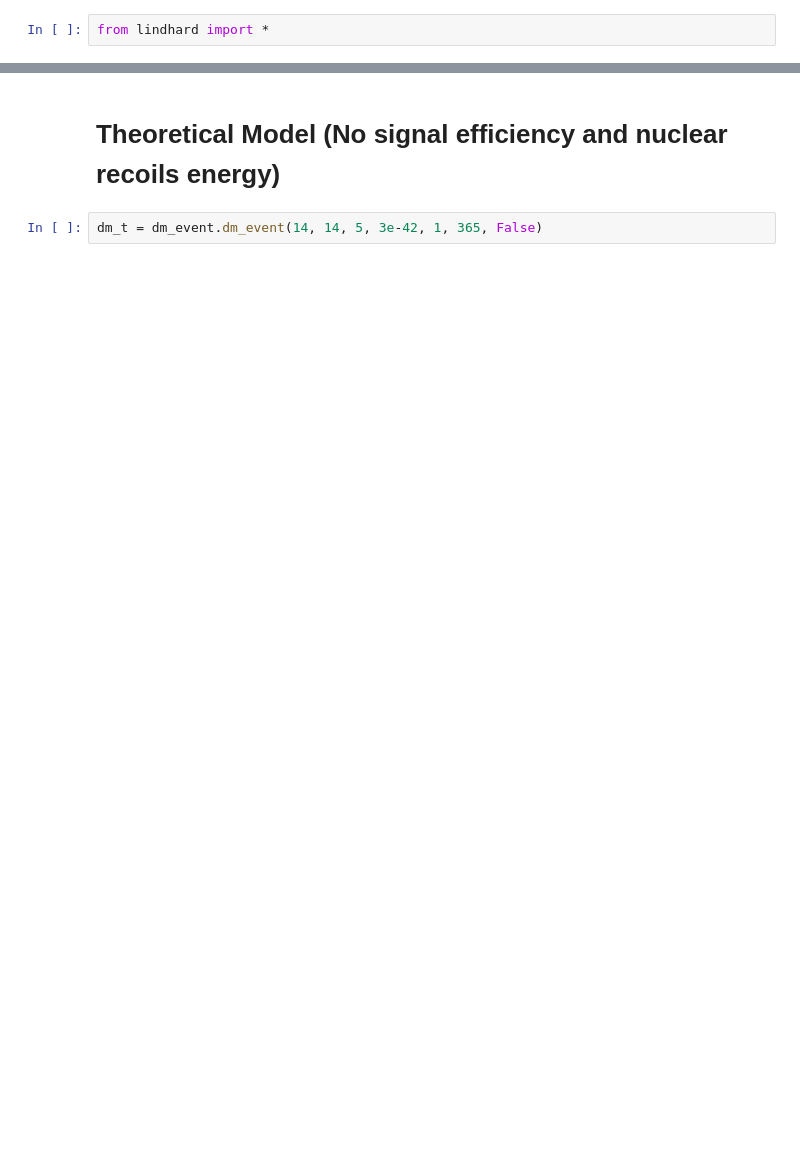
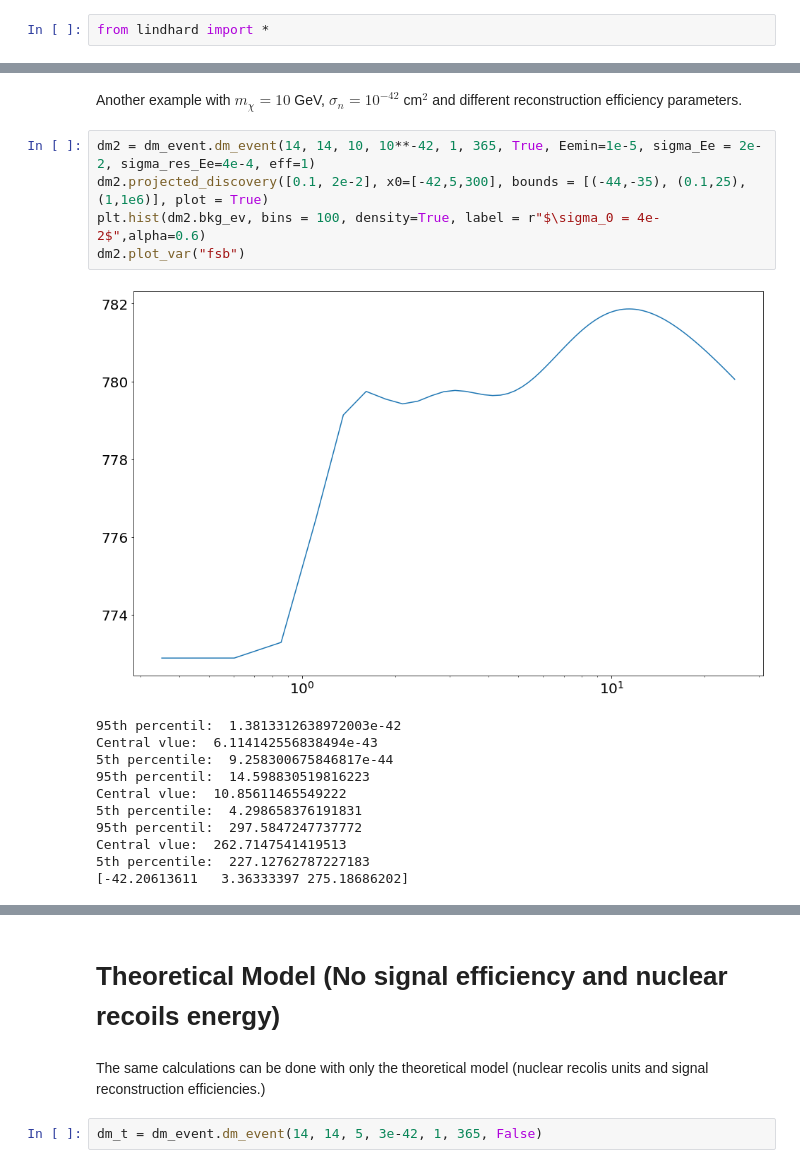
Before and after one commit to alantero/DAMIC_DM_Sensitive_Region, a Jupyter notebook: DAMIC_DM_Run_Examples.ipynb, the cells around one changed output, grey strips where cells are left out. Saved outputs shown, nothing was run; the diff lists cells and outputs as text; blank space fills up the shorter version.

```diff
--- a/DAMIC_DM_Run_Examples.ipynb
+++ b/DAMIC_DM_Run_Examples.ipynb
@@ -82,0 +75,19 @@ dLL:  [11.02105036]
+# %% [markdown]
+Another example with $m_{\chi} = 10$ GeV, $\sigma_{n}=10^{-42}$ cm$^{2}$ and different reconstruction efficiency parameters.
+# %%
+dm2 = dm_event.dm_event(14, 14, 10, 10**-42, 1, 365, True, Eemin=1e-5, sigma_Ee = 2e-2, sigma_res_Ee=4e-4, eff=1)
+dm2.projected_discovery([0.1, 2e-2], x0=[-42,5,300], bounds = [(-44,-35), (0.1,25),(1,1e6)], plot = True)
+plt.hist(dm2.bkg_ev, bins = 100, density=True, label = r"$\sigma_0 = 4e-2$",alpha=0.6)
+dm2.plot_var("fsb")
+# %% [output]
+[figure, added]
+95th percentil:  1.3813312638972003e-42
+Central vlue:  6.114142556838494e-43
+5th percentile:  9.258300675846817e-44
+95th percentil:  14.598830519816223
+Central vlue:  10.85611465549222
+5th percentile:  4.298658376191831
+95th percentil:  297.5847247737772
+Central vlue:  262.7147541419513
+5th percentile:  227.12762787227183
+[-42.20613611   3.36333397 275.18686202]
@@ -83,5 +95,7 @@ dLL:  [11.02105036]
 # %% [markdown]
 # Theoretical Model (No signal efficiency and nuclear recoils energy)
+# %% [markdown]
+The same calculations can be done with only the theoretical model (nuclear recolis units and signal reconstruction efficiencies.)
 # %%
 dm_t = dm_event.dm_event(14, 14, 5, 3e-42, 1, 365, False)
 # %%
```
Also changed, not shown: parts of 54 cells of this notebook, 7 other files.
